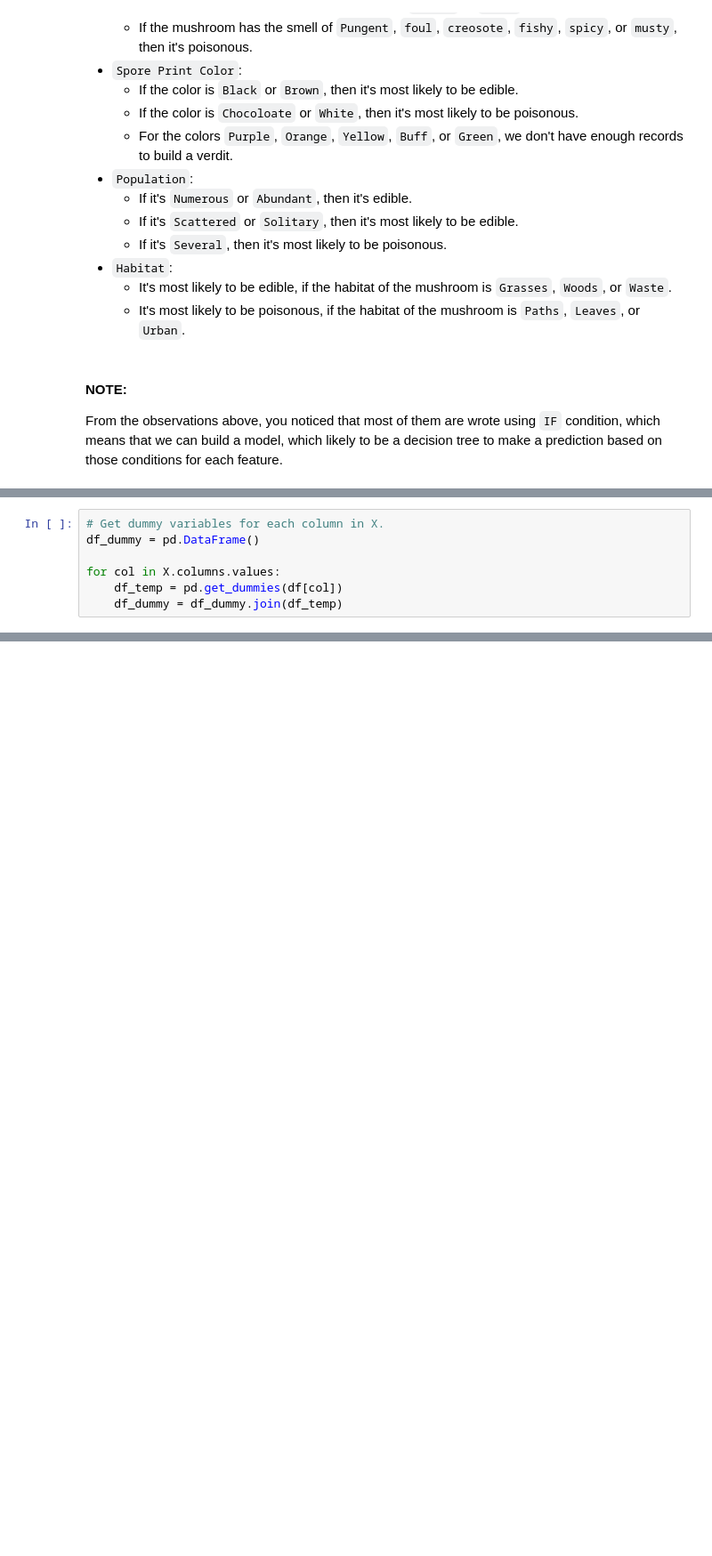
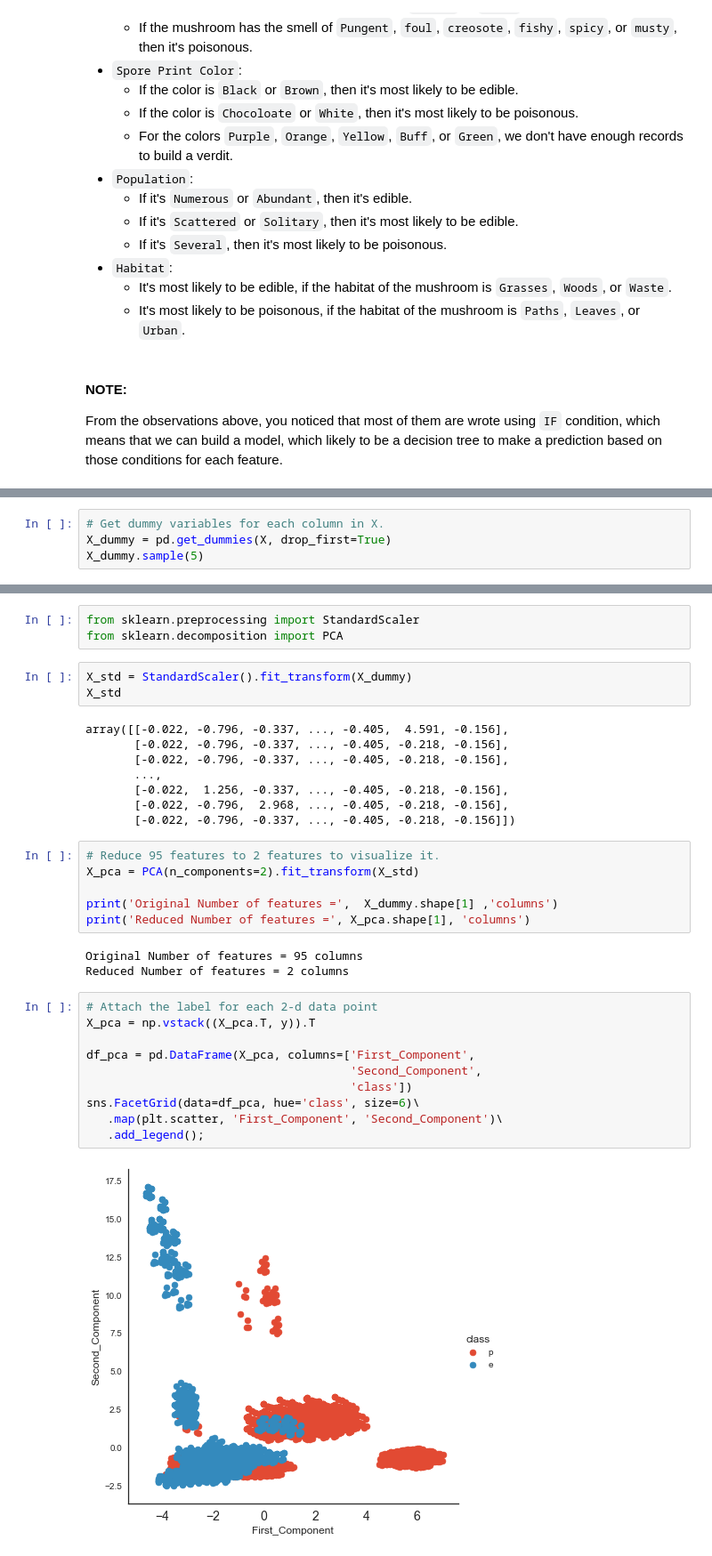
Before and after one commit to MosaabMuhammed/Mushroom-Classification, a Jupyter notebook: Mushroom Classification.ipynb, the cells around one changed output, grey strips where cells are left out. Shown: that part at 89% size. Cells and saved outputs as stored; diff of their text form; blank space fills up the shorter version.

Commit message:
PCA for first 2 components (for visualization)

```diff
--- a/Mushroom Classification.ipynb
+++ b/Mushroom Classification.ipynb
@@ -532,8 +511,5 @@ df_new
 # %%
 # Get dummy variables for each column in X.
-df_dummy = pd.DataFrame()
-
-for col in X.columns.values:
-    df_temp = pd.get_dummies(df[col])
-    df_dummy = df_dummy.join(df_temp)
+X_dummy = pd.get_dummies(X, drop_first=True)
+X_dummy.sample(5)
 # %% [output]
@@ -540,0 +536,35 @@ ValueError: columns overlap but no suffix specified: Index(['f', 's'], dtype='ob
+# %%
+from sklearn.preprocessing import StandardScaler
+from sklearn.decomposition import PCA
+# %%
+X_std = StandardScaler().fit_transform(X_dummy)
+X_std
+# %% [output]
+array([[-0.022, -0.796, -0.337, ..., -0.405,  4.591, -0.156],
+       [-0.022, -0.796, -0.337, ..., -0.405, -0.218, -0.156],
+       [-0.022, -0.796, -0.337, ..., -0.405, -0.218, -0.156],
+       ...,
+       [-0.022,  1.256, -0.337, ..., -0.405, -0.218, -0.156],
+       [-0.022, -0.796,  2.968, ..., -0.405, -0.218, -0.156],
+       [-0.022, -0.796, -0.337, ..., -0.405, -0.218, -0.156]])
+# %%
+# Reduce 95 features to 2 features to visualize it.
+X_pca = PCA(n_components=2).fit_transform(X_std)
+
+print('Original Number of features =',  X_dummy.shape[1] ,'columns')
+print('Reduced Number of features =', X_pca.shape[1], 'columns')
+# %% [output]
+Original Number of features = 95 columns
+Reduced Number of features = 2 columns
+# %%
+# Attach the label for each 2-d data point
+X_pca = np.vstack((X_pca.T, y)).T
+
+df_pca = pd.DataFrame(X_pca, columns=['First_Component',
+                                      'Second_Component',
+                                      'class'])
+sns.FacetGrid(data=df_pca, hue='class', size=6)\
+   .map(plt.scatter, 'First_Component', 'Second_Component')\
+   .add_legend();
+# %% [output]
+[figure, added]
```
Also changed, not shown: parts of 8 cells of this notebook.
